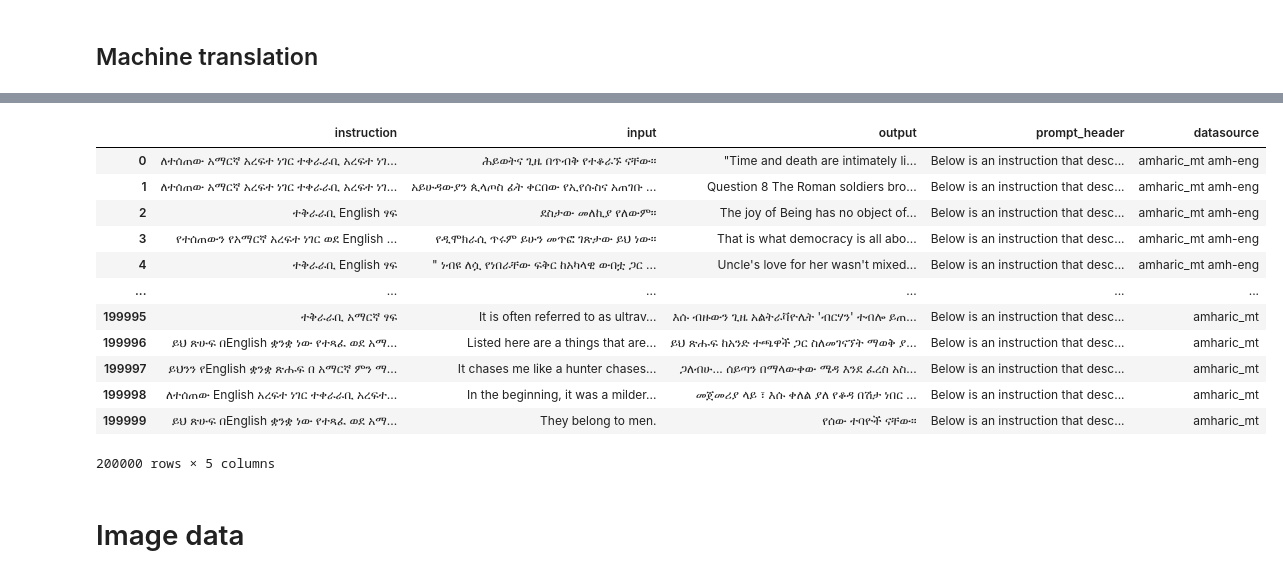
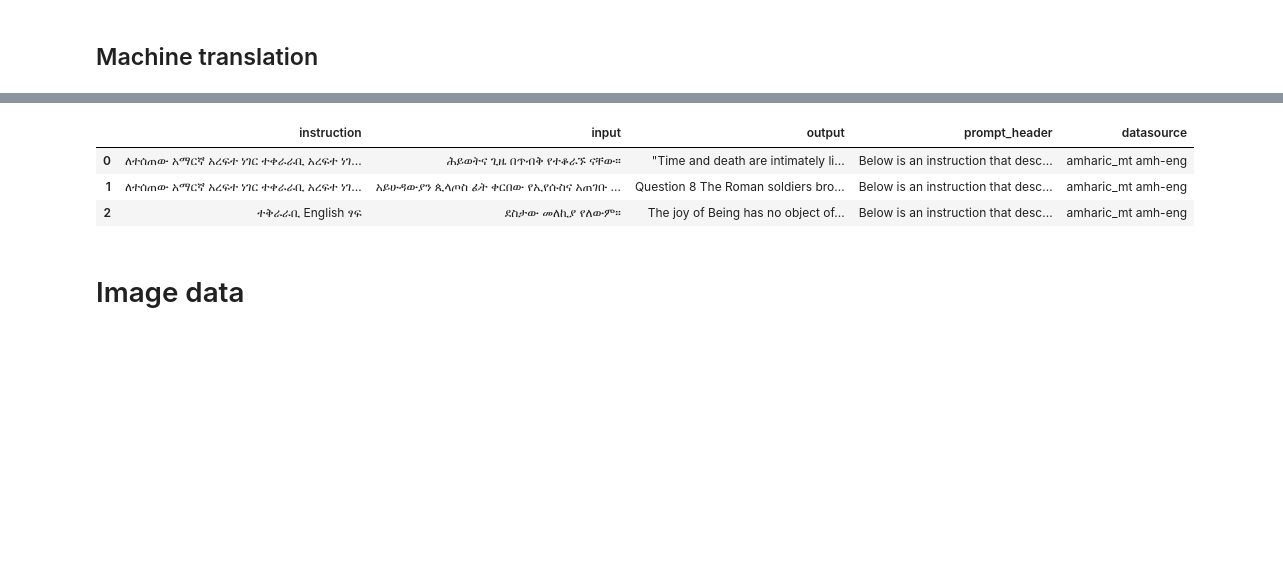
Before and after one commit to seyyaw/summerschool, a Jupyter notebook: Data_I.ipynb, the cells around one changed output, grey strips where cells are left out. Drawn from its saved outputs; the diff is of its cells as text; code cells hidden in the pictures; blank space fills up the shorter version.

```diff
--- a/Data_I.ipynb
+++ b/Data_I.ipynb
@@ -468,21 +459,12 @@ DatasetDict({
 })
 # %%
 df = pd.DataFrame.from_dict(mt_dataset["train"])
-df
+df.head(3)
 # %% [output]
 |  | instruction | input | output | prompt_header | datasource |
 | 0 | ለተሰጠው አማርኛ አረፍተ ነገር ተቀራራቢ አረፍተ ነገ... | ሕይወትና ጊዜ በጥብቅ የተቆራኙ ናቸው። | "Time and death are intimately li... | Below is an instruction that desc... | amharic_mt amh-eng |
 | 1 | ለተሰጠው አማርኛ አረፍተ ነገር ተቀራራቢ አረፍተ ነገ... | አይሁዳውያን ጲላጦስ ፊት ቀርበው የኢየሱስና አጠገቡ ... | Question 8 The Roman soldiers bro... | Below is an instruction that desc... | amharic_mt amh-eng |
 | 2 | ተቅራራቢ English ፃፍ | ደስታው መለኪያ የለውም። | The joy of Being has no object of... | Below is an instruction that desc... | amharic_mt amh-eng |
-| 3 | የተሰጠውን የአማርኛ አረፍተ ነገር ወደ English ... | የዲሞክራሲ ጥሩም ይሁን መጥፎ ገጽታው ይህ ነው። | That is what democracy is all abo... | Below is an instruction that desc... | amharic_mt amh-eng |
-| 4 | ተቅራራቢ English ፃፍ | " ነብዩ ለሷ የነበራቸው ፍቅር ከአካላዊ ውበቷ ጋር ... | Uncle's love for her wasn't mixed... | Below is an instruction that desc... | amharic_mt amh-eng |
-| ... | ... | ... | ... | ... | ... |
-| 199995 | ተቅራራቢ አማርኛ ፃፍ | It is often referred to as ultrav... | እሱ ብዙውን ጊዜ አልትራቫዮሌት 'ብርሃን' ተብሎ ይጠ... | Below is an instruction that desc... | amharic_mt |
-| 199996 | ይህ ጽሁፍ በEnglish ቋንቋ ነው የተጻፈ ወደ አማ... | Listed here are a things that are... | ይህ ጽሑፍ ከአንድ ተጫዋች ጋር ስለመገናኘት ማወቅ ያ... | Below is an instruction that desc... | amharic_mt |
-| 199997 | ይህንን የEnglish ቋንቋ ጽሑፍ በ አማርኛ ምን ማ... | It chases me like a hunter chases... | ጋለብሁ... ሰይጣን በማላውቀው ሜዳ እንደ ፈረስ አስ... | Below is an instruction that desc... | amharic_mt |
-| 199998 | ለተሰጠው English አረፍተ ነገር ተቀራራቢ አረፍተ... | In the beginning, it was a milder... | መጀመሪያ ላይ ፣ እሱ ቀለል ያለ የቆዳ በሽታ ነበር ... | Below is an instruction that desc... | amharic_mt |
-| 199999 | ይህ ጽሁፍ በEnglish ቋንቋ ነው የተጻፈ ወደ አማ... | They belong to men. | የሰው ተባዮች ናቸው። | Below is an instruction that desc... | amharic_mt |
-200000 rows × 5 columns
 # %% [markdown]
 # Image data
 # %%
```
Also changed, not shown: parts of 3 cells of this notebook.
